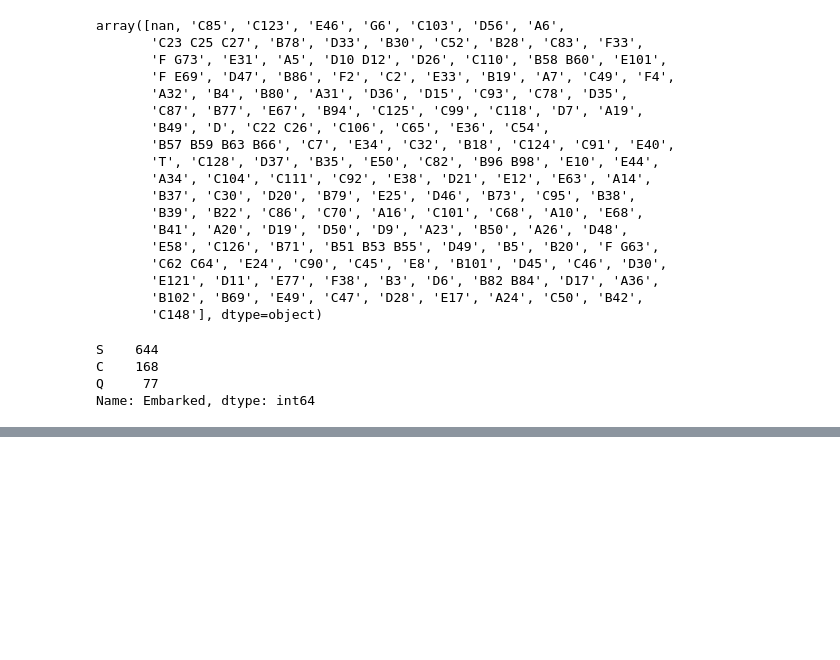
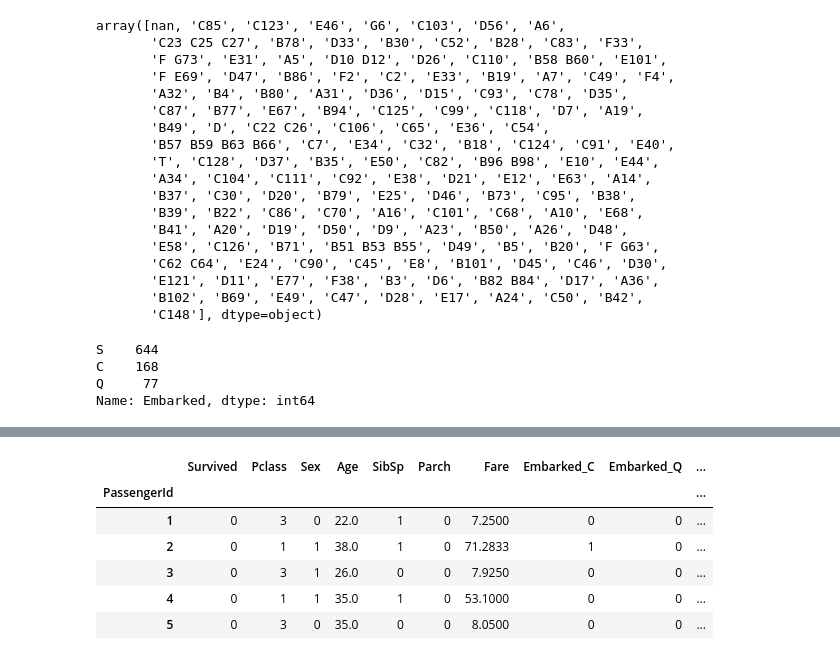
Before and after one commit to TheHamhams/titanic, a Jupyter notebook: notebook.ipynb, the cells around one changed output, grey strips where cells are left out. Saved outputs shown, nothing was run; the diff lists cells and outputs as text; code cells hidden in the pictures; blank space fills up the shorter version.

```diff
--- a/notebook.ipynb
+++ b/notebook.ipynb
@@ -189,0 +189,30 @@ util.heat(training)
+# %%
+X_train = training.copy()
+X_test = test.copy()
+
+cols_to_drop = ['Cabin', 'Ticket', 'Name']
+
+X_test.drop(cols_to_drop, axis=1, inplace=True)
+X_train.drop(cols_to_drop, axis=1, inplace=True)
+# %%
+X_train.dropna(subset=['Embarked'], inplace=True)
+X_test.dropna(subset=['Embarked'], inplace=True)
+
+X_train.Age = X_train.Age.fillna(median)
+X_test.Age = X_train.Age.fillna(median)
+# %%
+X_train = pd.get_dummies(X_train)
+X_test = pd.get_dummies(X_test)
+X_train, X_test = X_train.align(X_test, join='left', axis=1)
+# %%
+X_train.head(
+
+)
+# %% [output]
+|  | Survived | Pclass | Sex | Age | SibSp | Parch | Fare | Embarked_C | Embarked_Q | ... |
+| PassengerId |  |  |  |  |  |  |  |  |  | ... |
+| 1 | 0 | 3 | 0 | 22.0 | 1 | 0 | 7.2500 | 0 | 0 | ... |
+| 2 | 0 | 1 | 1 | 38.0 | 1 | 0 | 71.2833 | 1 | 0 | ... |
+| 3 | 0 | 3 | 1 | 26.0 | 0 | 0 | 7.9250 | 0 | 0 | ... |
+| 4 | 0 | 1 | 1 | 35.0 | 1 | 0 | 53.1000 | 0 | 0 | ... |
+| 5 | 0 | 3 | 0 | 35.0 | 0 | 0 | 8.0500 | 0 | 0 | ... |
```
Also changed, not shown: parts of 8 cells of this notebook.
